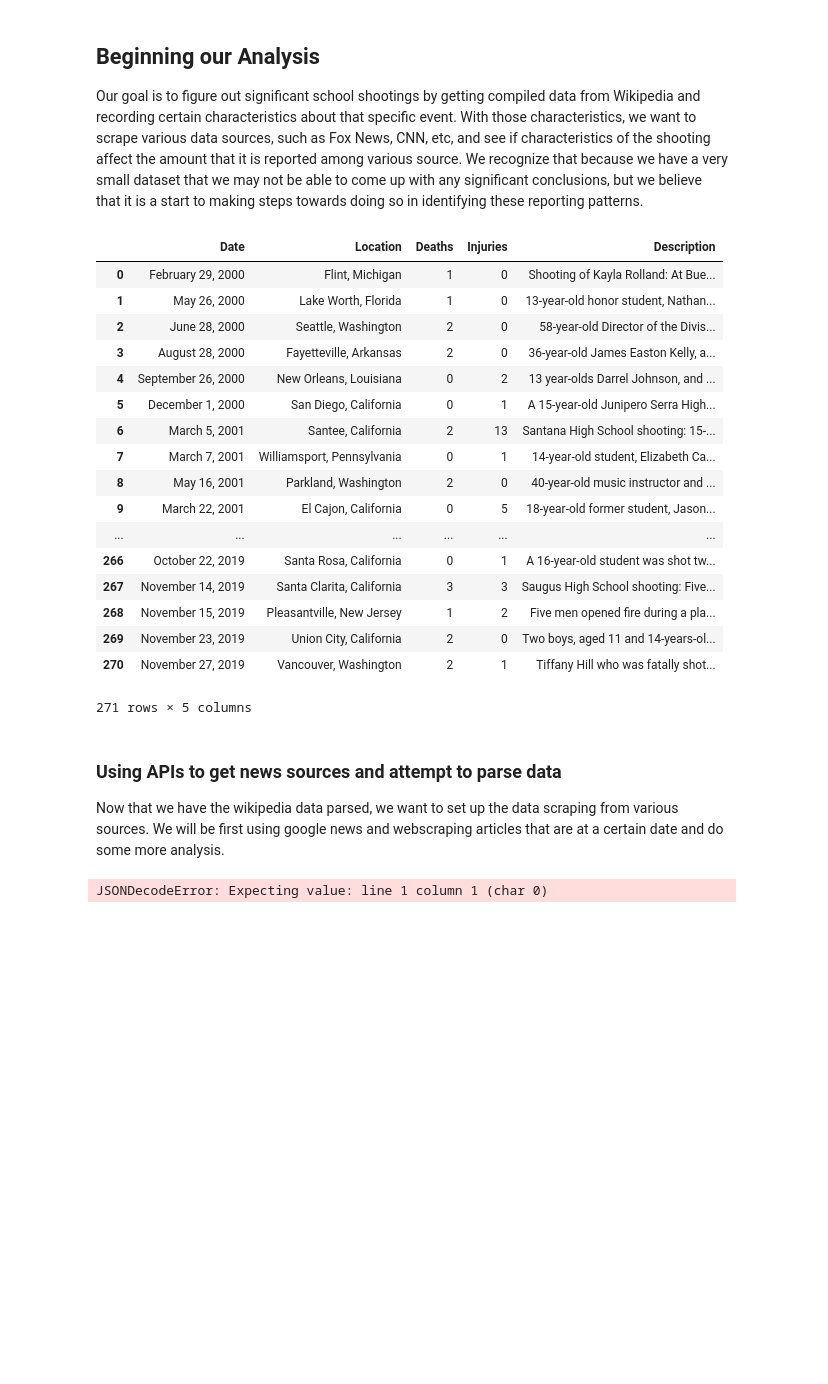
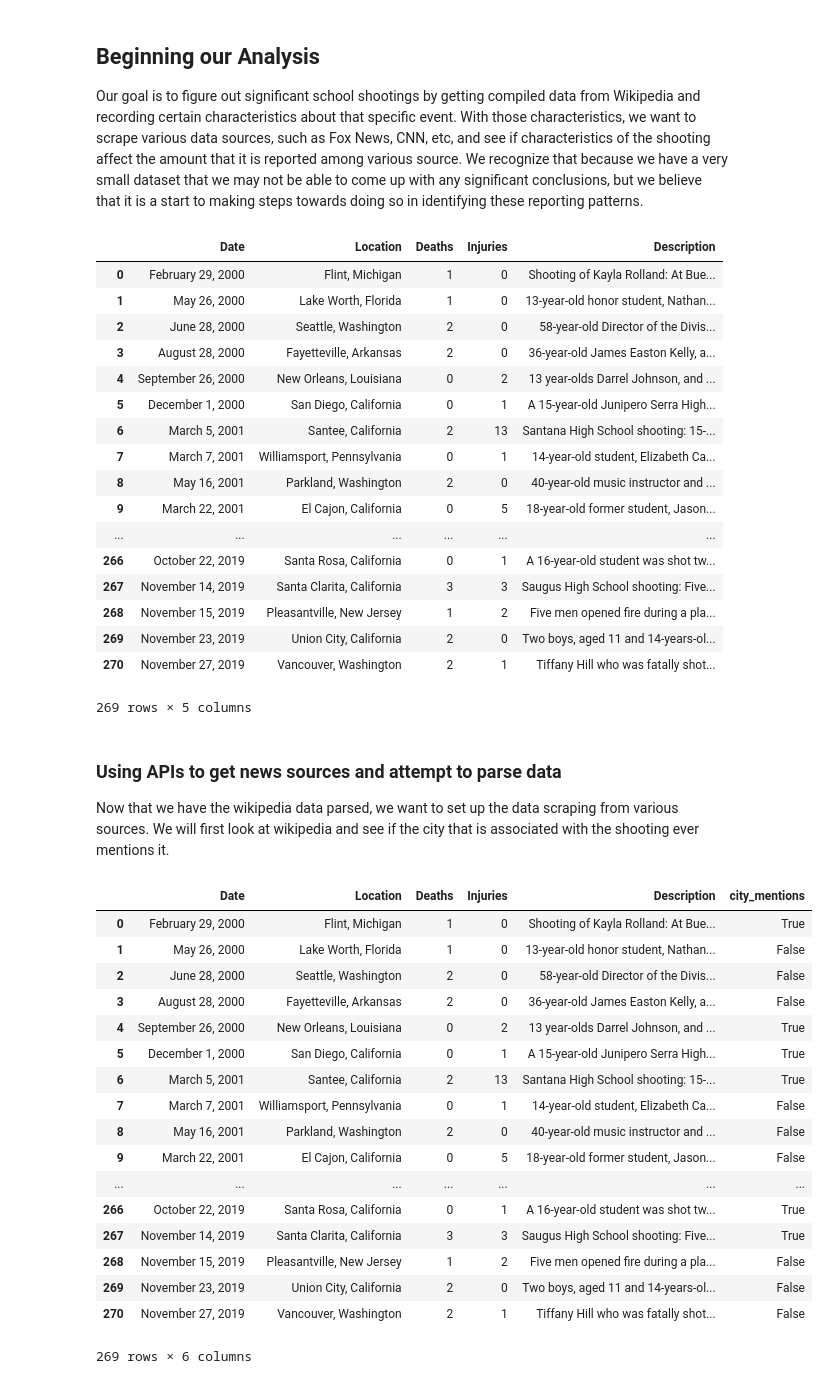
Before and after one commit to eugeneiohc/15388final, a Jupyter notebook: FinalProject.ipynb, the cells around one changed output. Saved outputs shown, nothing was run; the diff lists cells and outputs as text; code cells hidden in the pictures; blank space fills up the shorter version.

Commit message:
added meention column

```diff
--- a/FinalProject.ipynb
+++ b/FinalProject.ipynb
@@ -36,7 +36,7 @@ from bs4 import BeautifulSoup
 def makeDF(header, body):
     sol = pd.DataFrame.from_records(body)
     sol.columns = header
-    return sol
+    return sol.dropna()
 
 def parseWiki(url):
     school_shooting_url = rq.get(url).text
@@ -84,24 +84,50 @@ makeDF(header, body)
 | 268 | November 15, 2019 | Pleasantville, New Jersey | 1 | 2 | Five men opened fire during a pla... |
 | 269 | November 23, 2019 | Union City, California | 2 | 0 | Two boys, aged 11 and 14-years-ol... |
 | 270 | November 27, 2019 | Vancouver, Washington | 2 | 1 | Tiffany Hill who was fatally shot... |
-271 rows × 5 columns
+269 rows × 5 columns
 # %% [markdown]
 ### Using APIs to get news sources and attempt to parse data
-Now that we have the wikipedia data parsed, we want to set up the data scraping from various sources. We will be first using google news and webscraping articles that are at a certain date and do some more analysis.
+Now that we have the wikipedia data parsed, we want to set up the data scraping from various sources. We will first look at wikipedia and see if the city that is associated with the shooting ever mentions it.
-# %%
-def parseResp(**params):
-    url = "https://www.google.com/search?q={query}&tbs=cdr%3A1%2Ccd_min%3A{month}%2F{from_day}%2F{year}%2Ccd_max%3A{month}%2F{to_day}%2F{year}"
-    url = "https://www.google.com/search?pz=1&cf=all&ned=us&hl=en&tbm=nws&gl=us&as_q={query}&as_occt=any&as_drrb=b&as_mindate={month}%2F%{from_day}%2F{year}&as_maxdate={month}%2F{to_day}%2F{year}&tbs=cdr%3A1%2Ccd_min%3A3%2F1%2F13%2Ccd_max%3A3%2F2%2F13&authuser=0"
-    response = rq.get(url.format(**params))
-    return response
-
-# df: the dataframe that has date, location, injuries, deaths, description of shooting
-def googlenews(df):
-    for i, row in df.iterrows():
-        date = datetime.strptime(row['Date'], '%B %d, %Y')
-        resp = parseResp(query = "test", month = date.month, from_day = date.day, to_day = date.day + 1, year = date.year)
-        print(resp.json())
-
-googlenews(makeDF(header, body))
-# %% [output]
-JSONDecodeError: Expecting value: line 1 column 1 (char 0)
+# %%
+# df: the dataframe that has date, location, injuries, deaths, description of shooting
+def trace(df):
+    city_mentions = []
+    total = 0
+    for i, row in df.iterrows():
+        date = datetime.strptime(row['Date'], '%B %d, %Y')
+        loc = (row["Location"]).rstrip().replace(" ", "_")
+        url = "https://en.wikipedia.org/wiki/" + loc
+        city_url = rq.get(url).text
+        soup = BeautifulSoup(city_url)
+        soup.prettify()
+        # seeing if shooting is mentioned
+        shooting_results = soup.body.find(string = re.compile(".*shooting.*"))
+        # seeing if shooter is mentioned
+        shooter_results = soup.body.find(string = re.compile(".*shooter.*"))
+        if shooting_results or shooter_results:
+            city_mentions.append(True)
+        else:
+            city_mentions.append(False)
+    df["city_mentions"] = city_mentions
+    return df
+
+trace(makeDF(header, body))
+# %% [output]
+|  | Date | Location | Deaths | Injuries | Description | city_mentions |
+| 0 | February 29, 2000 | Flint, Michigan | 1 | 0 | Shooting of Kayla Rolland: At Bue... | True |
+| 1 | May 26, 2000 | Lake Worth, Florida | 1 | 0 | 13-year-old honor student, Nathan... | False |
+| 2 | June 28, 2000 | Seattle, Washington | 2 | 0 | 58-year-old Director of the Divis... | False |
+| 3 | August 28, 2000 | Fayetteville, Arkansas | 2 | 0 | 36-year-old James Easton Kelly, a... | False |
+| 4 | September 26, 2000 | New Orleans, Louisiana | 0 | 2 | 13 year-olds Darrel Johnson, and ... | True |
+| 5 | December 1, 2000 | San Diego, California | 0 | 1 | A 15-year-old Junipero Serra High... | True |
+| 6 | March 5, 2001 | Santee, California | 2 | 13 | Santana High School shooting: 15-... | True |
+| 7 | March 7, 2001 | Williamsport, Pennsylvania | 0 | 1 | 14-year-old student, Elizabeth Ca... | False |
+| 8 | May 16, 2001 | Parkland, Washington | 2 | 0 | 40-year-old music instructor and ... | False |
+| 9 | March 22, 2001 | El Cajon, California | 0 | 5 | 18-year-old former student, Jason... | False |
+| ... | ... | ... | ... | ... | ... | ... |
+| 266 | October 22, 2019 | Santa Rosa, California | 0 | 1 | A 16-year-old student was shot tw... | True |
+| 267 | November 14, 2019 | Santa Clarita, California | 3 | 3 | Saugus High School shooting: Five... | True |
+| 268 | November 15, 2019 | Pleasantville, New Jersey | 1 | 2 | Five men opened fire during a pla... | False |
+| 269 | November 23, 2019 | Union City, California | 2 | 0 | Two boys, aged 11 and 14-years-ol... | False |
+| 270 | November 27, 2019 | Vancouver, Washington | 2 | 1 | Tiffany Hill who was fatally shot... | False |
+269 rows × 6 columns
```
Also changed, not shown: parts of 1 cell of this notebook, 1 other file.
